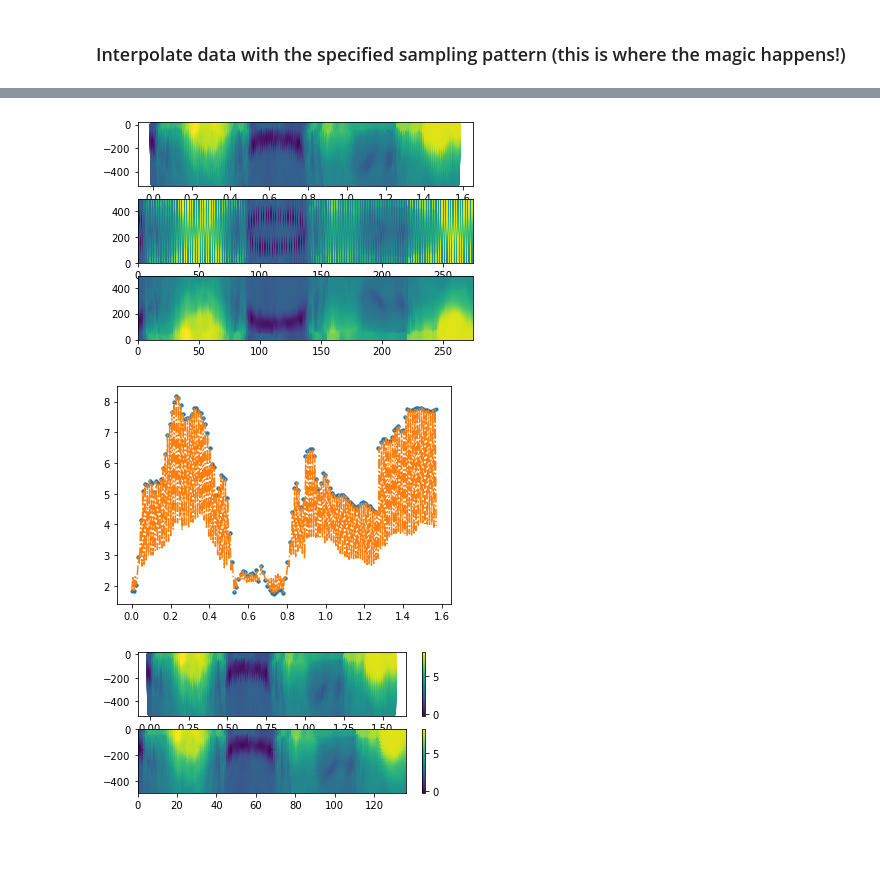
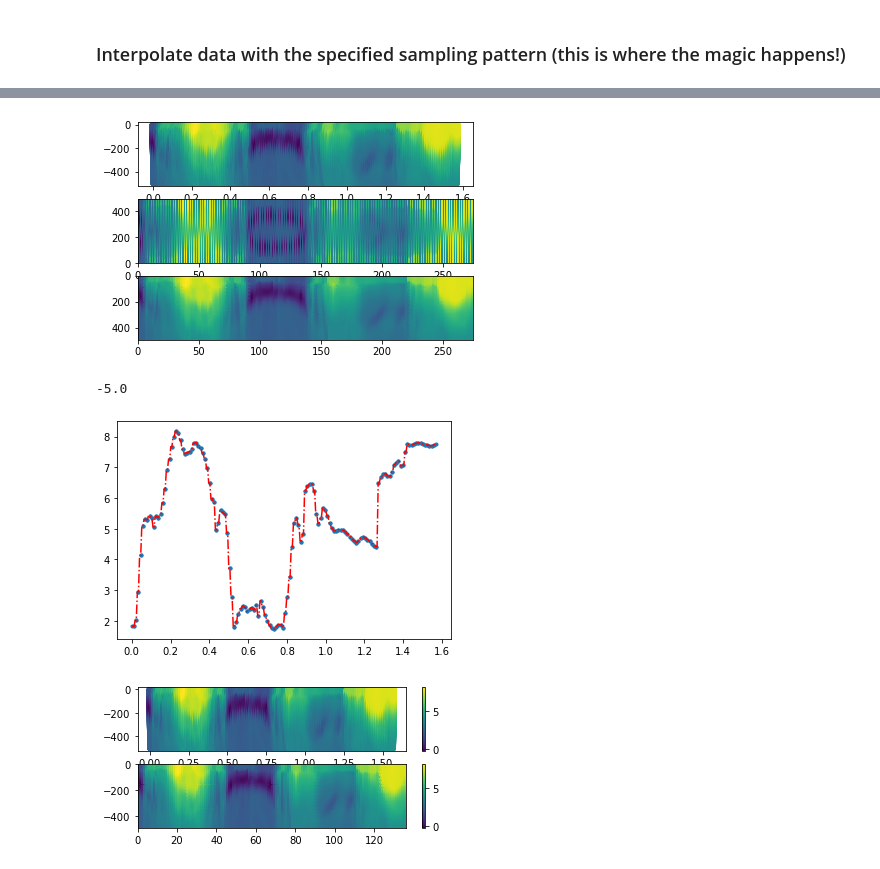
Before and after one commit to kdrushka/model-subsampling, a Jupyter notebook: testing/osse_code.ipynb, the cells around one changed output, grey strips where cells are left out. Drawn from its saved outputs; the diff is of its cells as text; code cells hidden in the pictures.

```diff
--- a/testing/osse_code.ipynb
+++ b/testing/osse_code.ipynb
@@ -141,6 +227,6 @@ len(zgr)
 # %%
 # regrid the data in a clunky way, by first extracting each variable from dataarray => np array
-# then reshaping - works
+# then reshaping to a grid,
 # then flipping every second column
 
 # - for troubleshooting - do dep:
@@ -165,46 +251,58 @@ this_var_fix = this_var_reshape.copy()
 this_var_fix[:,1::2] = this_var_fix[-1::-1,1::2]
 
 
+# scattered
 ax = plt.subplot(311)
 plt.scatter(sdata.time.data,sdata.dep.data,c=this_var)
 # plt.xlim([0, 0.2])
 
+# gridded - bad
 ax = plt.subplot(312)
 plt.pcolor(this_var_reshape)
 # xl=[0,10]
 # plt.xlim(xl)
 
+# fixed
 ax = plt.subplot(313)
 plt.pcolor(this_var_fix)
 # plt.xlim(xl)
+plt.gca().invert_yaxis()
 plt.show()
+# looks good!
 # %% [output]
-[figure, old version]
+[figure, new version]
 # %%
 # test if the above regridding is correct by plotting the data at one level as a time series
-# NOPE.
+# YES.
 
-# shallowest
+# shallowest (max because negative)
 zpl = np.max(sdata['dep'].data)
+print(zpl)
+
+# select data at one depth:
 this_var_onedep = sdata[vbl].where(sdata.dep == zpl, drop=True)
-this_var_reshaped_onedep = this_var_reshape[0,:]
+
+# fixed data at the same depth
+this_var_fixed_onedep = this_var_fix[0,:]
+
 
 # # deepest
 # zpl = np.min(sdata['dep'].data)
 # this_var_onedep = sdata[vbl].where(sdata.dep == zpl, drop=True)
 # this_var_reshaped_onedep = this_var_reshape[494,:]
 # print(zpl)
 
 
 tpl = np.linspace(0,np.max(sdata['time']),len(this_var_reshaped_onedep))
 
 
 plt.plot(sdata['time'].where(sdata.dep == zpl, drop=True).data, this_var_onedep.data,'.')
-plt.plot(tpl,this_var_reshaped_onedep,'-.')
+plt.plot(tpl,this_var_fixed_onedep,'r-.')
 
 plt.show()
 # %% [output]
+-5.0
-[figure, old version]
+[figure, new version]
 # %%
 # THIS DOESN'T QUITE WORK :(
 # or maybe it does now?
```
Also changed, not shown: parts of 9 cells of this notebook, 1 other file.
